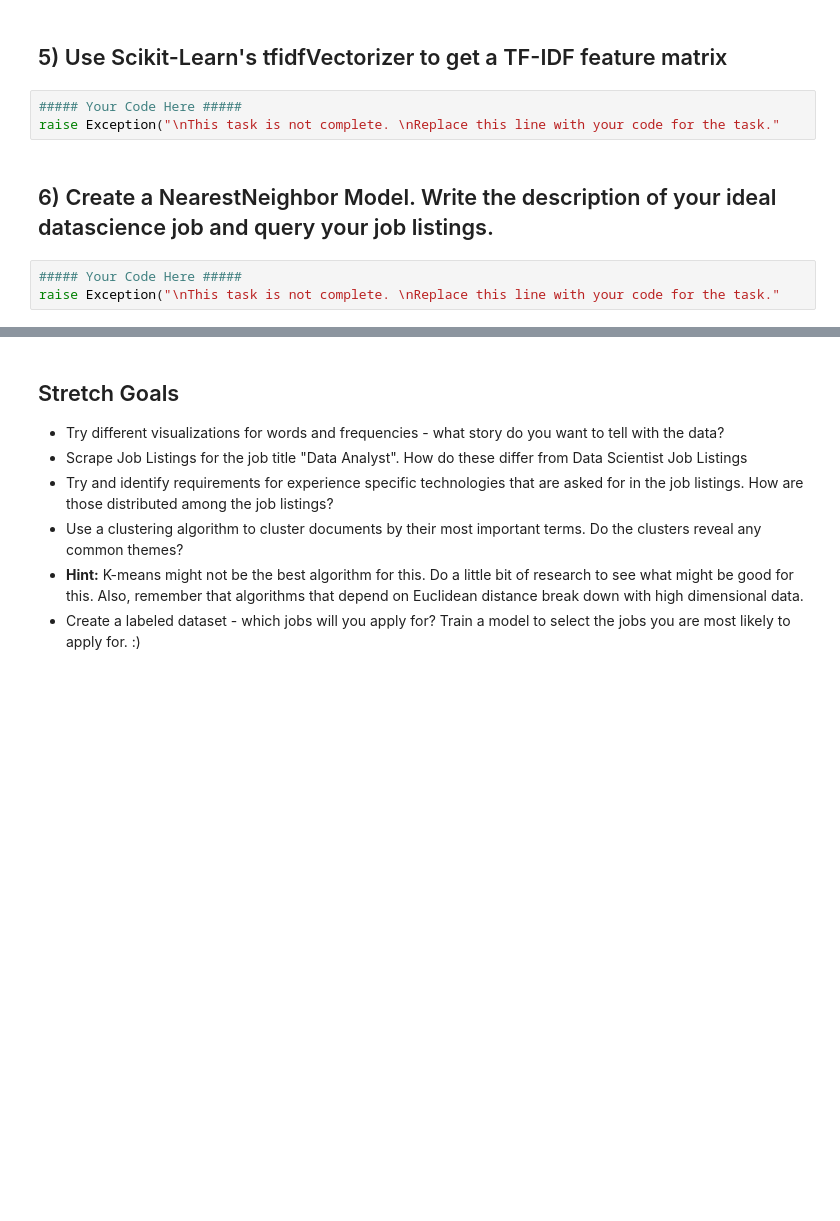
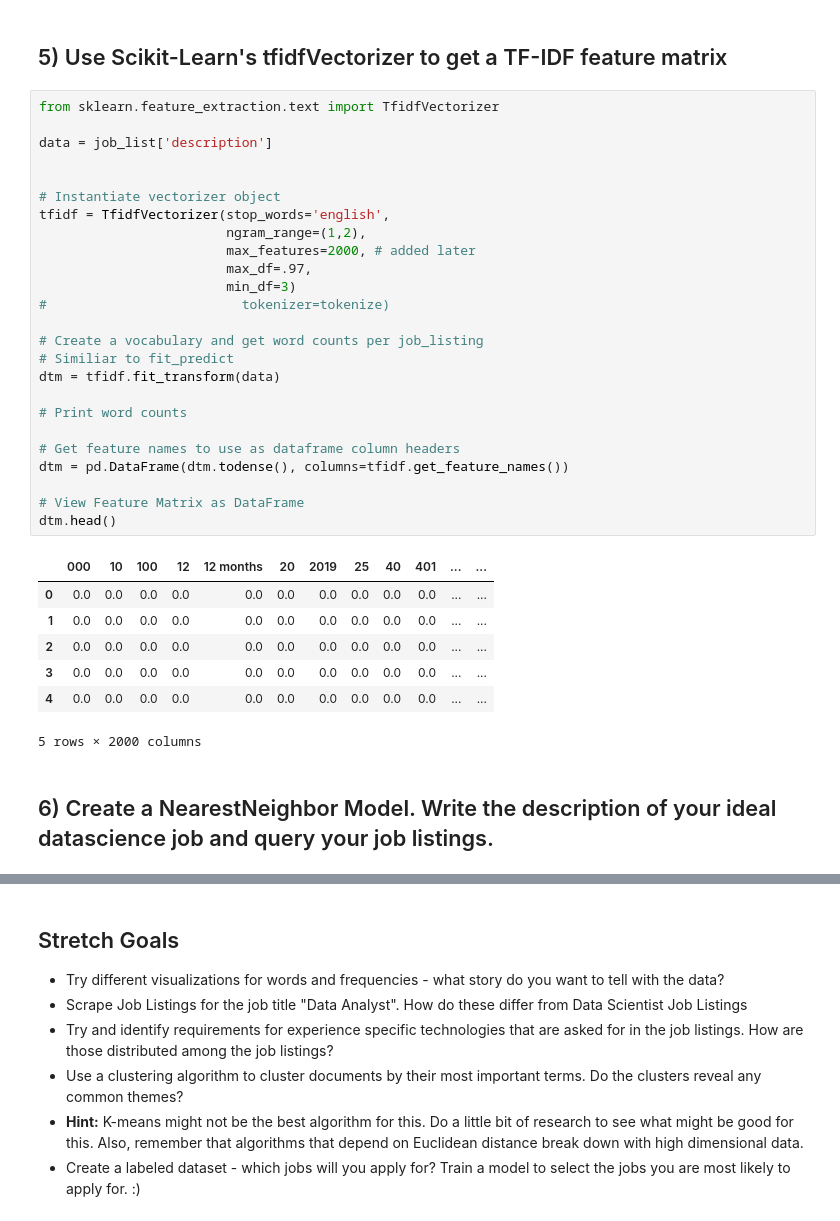
Before and after one commit to JeffreyAsuncion/DS-Unit-4-Sprint-1-NLP, a Jupyter notebook: module2-vector-representations/LS_DS_412_Vector_Representations_Assignment.ipynb, the cells around one changed output, grey strips where cells are left out. Drawn from its saved outputs; the diff is of its cells as text; blank space fills up the shorter version.

```diff
--- a/module2-vector-representations/LS_DS_412_Vector_Representations_Assignment.ipynb
+++ b/module2-vector-representations/LS_DS_412_Vector_Representations_Assignment.ipynb
@@ -143,10 +143,37 @@ plt.show()
 # %% [markdown]
 ## 5) Use Scikit-Learn's tfidfVectorizer to get a TF-IDF feature matrix
-# %%
-##### Your Code Here #####
-raise Exception("\nThis task is not complete. \nReplace this line with your code for the task."
+# %%
+from sklearn.feature_extraction.text import TfidfVectorizer
+
+data = job_list['description']
+
+
+# Instantiate vectorizer object
+tfidf = TfidfVectorizer(stop_words='english',
+                        ngram_range=(1,2),
+                        max_features=2000, # added later
+                        max_df=.97,
+                        min_df=3)
+#                         tokenizer=tokenize)
+
+# Create a vocabulary and get word counts per job_listing
+# Similiar to fit_predict
+dtm = tfidf.fit_transform(data)
+
+# Print word counts
+
+# Get feature names to use as dataframe column headers
+dtm = pd.DataFrame(dtm.todense(), columns=tfidf.get_feature_names())
+
+# View Feature Matrix as DataFrame
+dtm.head()
+# %% [output]
+|  | 000 | 10 | 100 | 12 | 12 months | 20 | 2019 | 25 | 40 | 401 | ... | ... |
+| 0 | 0.0 | 0.0 | 0.0 | 0.0 | 0.0 | 0.0 | 0.0 | 0.0 | 0.0 | 0.0 | ... | ... |
+| 1 | 0.0 | 0.0 | 0.0 | 0.0 | 0.0 | 0.0 | 0.0 | 0.0 | 0.0 | 0.0 | ... | ... |
+| 2 | 0.0 | 0.0 | 0.0 | 0.0 | 0.0 | 0.0 | 0.0 | 0.0 | 0.0 | 0.0 | ... | ... |
+| 3 | 0.0 | 0.0 | 0.0 | 0.0 | 0.0 | 0.0 | 0.0 | 0.0 | 0.0 | 0.0 | ... | ... |
+| 4 | 0.0 | 0.0 | 0.0 | 0.0 | 0.0 | 0.0 | 0.0 | 0.0 | 0.0 | 0.0 | ... | ... |
+5 rows × 2000 columns
 # %% [markdown]
 ## 6) Create a NearestNeighbor Model. Write the description of your ideal datascience job and query your job listings.
-# %%
-##### Your Code Here #####
-raise Exception("\nThis task is not complete. \nReplace this line with your code for the task."
```
Also changed, not shown: parts of 11 cells of this notebook.
